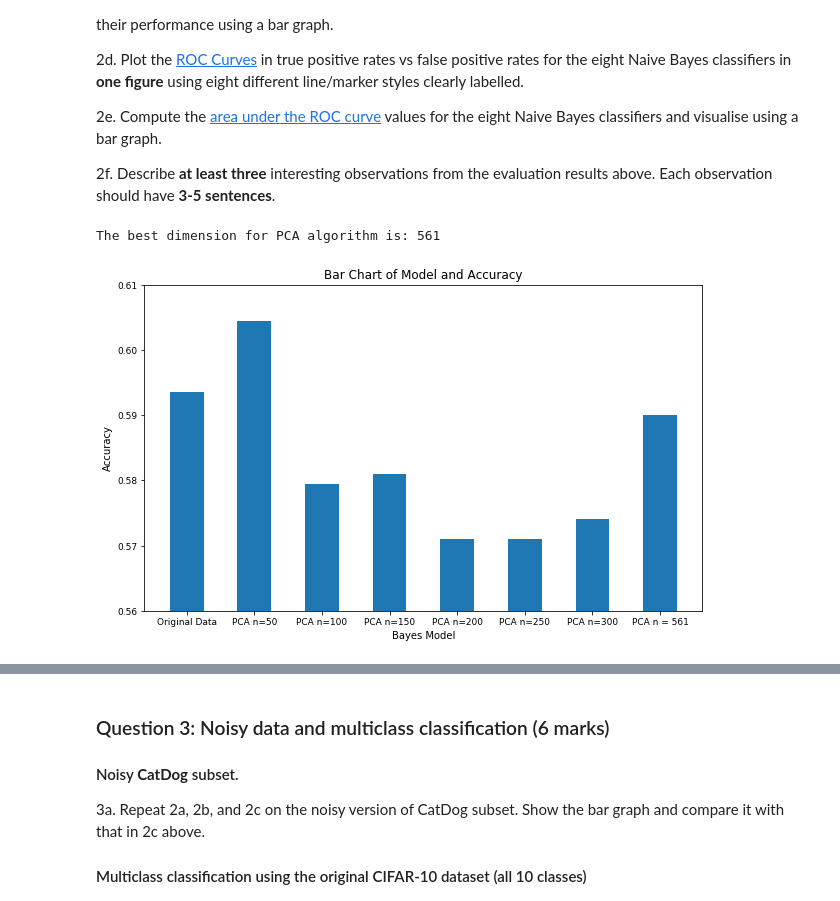
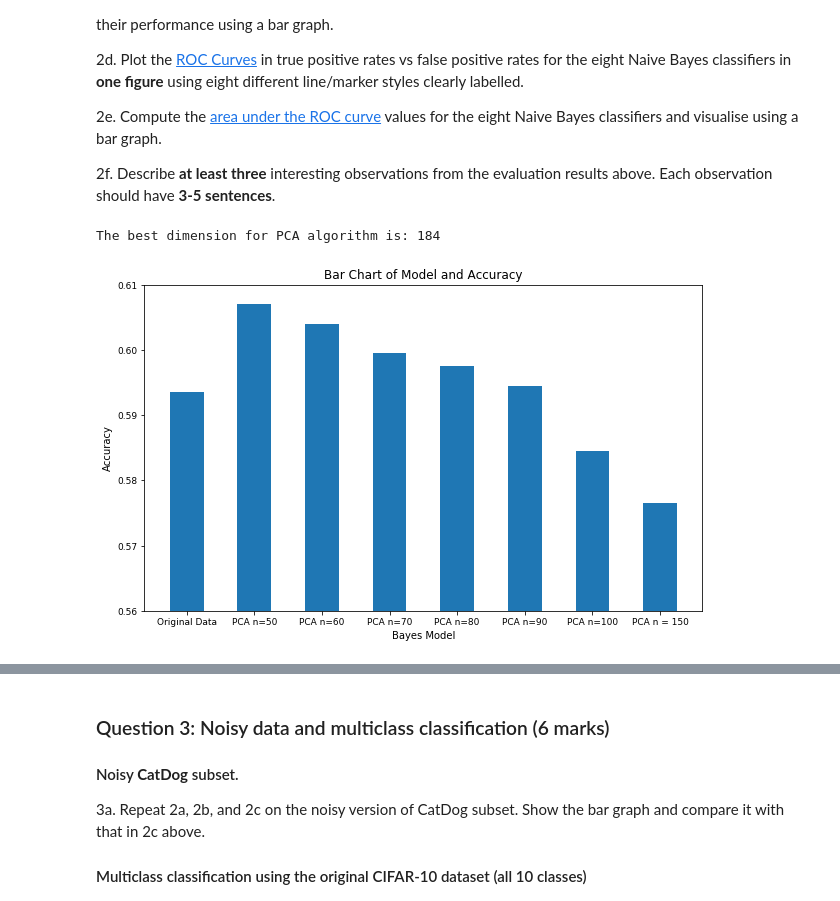
Before and after one commit to DoHerasYang/Machine-Learning-Labs, a Jupyter notebook: Assignment/Assignment2/COM4509-6509_Assignment_2_UCard_XXXXXXXXX.ipynb, the cells around one changed output, grey strips where cells are left out. Saved outputs shown, nothing was run; the diff lists cells and outputs as text; code cells hidden in the pictures.

```diff
--- a/Assignment/Assignment2/COM4509-6509_Assignment_2_UCard_XXXXXXXXX.ipynb
+++ b/Assignment/Assignment2/COM4509-6509_Assignment_2_UCard_XXXXXXXXX.ipynb
@@ -235,28 +197,34 @@ from sklearn.decomposition import PCA
 from sklearn.naive_bayes import GaussianNB
 from sklearn.naive_bayes import MultinomialNB
 # Reshape the data into the correct shape which can be accepted by the PCA function
-x_train = list()
-y_train = list()
+x_train_be = list()
+y_train_be = list()
 
-for each_item in CatDog_original_catdog:
-    x_train.append(each_item[0].numpy())
-    y_train.append(each_item[1])
+for images,label in CatDog_original_catdog:
+    x_train_be.append(images.numpy().reshape(3*32*32))
+    y_train_be.append(label)
 
-x_train = np.array(x_train).reshape(len(x_train),-1)
+x_train = np.array(x_train_be)
+y_train = np.array(y_train_be)
+
 # Employ the PCA on the x_train
 # The function of PCA is to remain the maximum information from the original dataset
 # 1 − (∑k1Si / ∑m1Si) ≤ 0.01
 # So we need to calculate the variance(Si) to have the maximum accuracy
+
 pca = PCA().fit(x_train)
 n_component = 0 # The number of dimension to be selected
 sum_si = pca.explained_variance_.sum()
 current_state = 0
-while(current_state / sum_si < 0.99):
+while(current_state / sum_si < 0.95):
     current_state += pca.explained_variance_[n_component]
     n_component += 1
 print("The best dimension for PCA algorithm is:",n_component)
+
+# Because we need to hold the most information from the images and also consider the convenience of feature vectors
+# So we choose the numbers from minials to the maximun between 50 and 184
 # Choose the seven n_component for PCA algorithm and calculate the corresponding
-pca_choose = [50,100,150,200,250,300,561]
+pca_choose = [50,60,70,80,90,100,150]
 pca_model = list()
 pca_sevenvalue = list()
 for i in range(len(pca_choose)):
@@ -268,7 +236,7 @@ for i in range(len(pca_choose)):
 #     x_train_approx = pcaa.inverse_transform(x_train_intmde)
 #     pca_sevenvalue.append(x_train_approx)
 # %% [output]
-The best dimension for PCA algorithm is: 561
+The best dimension for PCA algorithm is: 184
 # %%
 # 2b
 # Navie Bayes classifiers for Gaussian and Multinomial
@@ -293,41 +261,43 @@ CatDog_test_catdog = list()
 for data,label in list_testdata:
     if label == 3 or label == 5:
         CatDog_test_catdog.append((data,label))
-x_test = list()
-y_test = list()
+
+x_test_pre = list()
+y_test_pre = list()
 for each_item in CatDog_test_catdog:
-    x_test.append(each_item[0].numpy())
-    y_test.append(each_item[1])
-x_test = np.array(x_test).reshape(len(x_test),-1)
+    x_test_pre.append(each_item[0].numpy())
+    y_test_pre.append(each_item[1])
+x_test = np.array(x_test_pre).reshape(len(x_test),-1)
+y_test = np.array(y_test_pre)
 
 # Use the Bayes model to verify the accuracy of model
 accuracy_model = list()
 store_predict = list()
 store_proba = list()
 for i in range(8):
     if i == 0:
         store_predict.append(bayes_model[i].predict(x_test))
         store_proba.append(bayes_model[i].predict_proba(x_test))
         accuracy_model.append(bayes_model[i].score(x_test,y_test))
     else:
         store_predict.append(bayes_model[i].predict(pca_model[i-1].transform(x_test)))
         store_proba.append(bayes_model[i].predict_proba(pca_model[i-1].transform(x_test)))
         accuracy_model.append(bayes_model[i].score(pca_model[i-1].transform(x_test),y_test))
 
 
 # Plot the figure
-x_axe = ['Original Data', 'PCA n=50', 'PCA n=100', "PCA n=150", "PCA n=200", "PCA n=250", "PCA n=300", "PCA n = 561"]
+x_axe = ['Original Data', 'PCA n=50', 'PCA n=60', "PCA n=70", "PCA n=80", "PCA n=90", "PCA n=100", "PCA n = 150"]
 plt.figure(figsize = (10,6))
 plt.xlabel("Bayes Model")
 plt.ylabel("Accuracy")
 plt.ylim(0.56,0.61)
 plt.xticks(fontsize = 9)
 plt.yticks(fontsize = 9)
 plt.title("Bar Chart of Model and Accuracy")
 plt.bar(x_axe,accuracy_model,width = 0.5)
 plt.show()
 # %% [output]
-[figure, old version]
+[figure, new version]
 # %%
 #2d and 2e and 2f
 # Calculate the fpr,tpr using the sklearn metrics library
```
Also changed, not shown: parts of 10 cells of this notebook, 24 other files.
